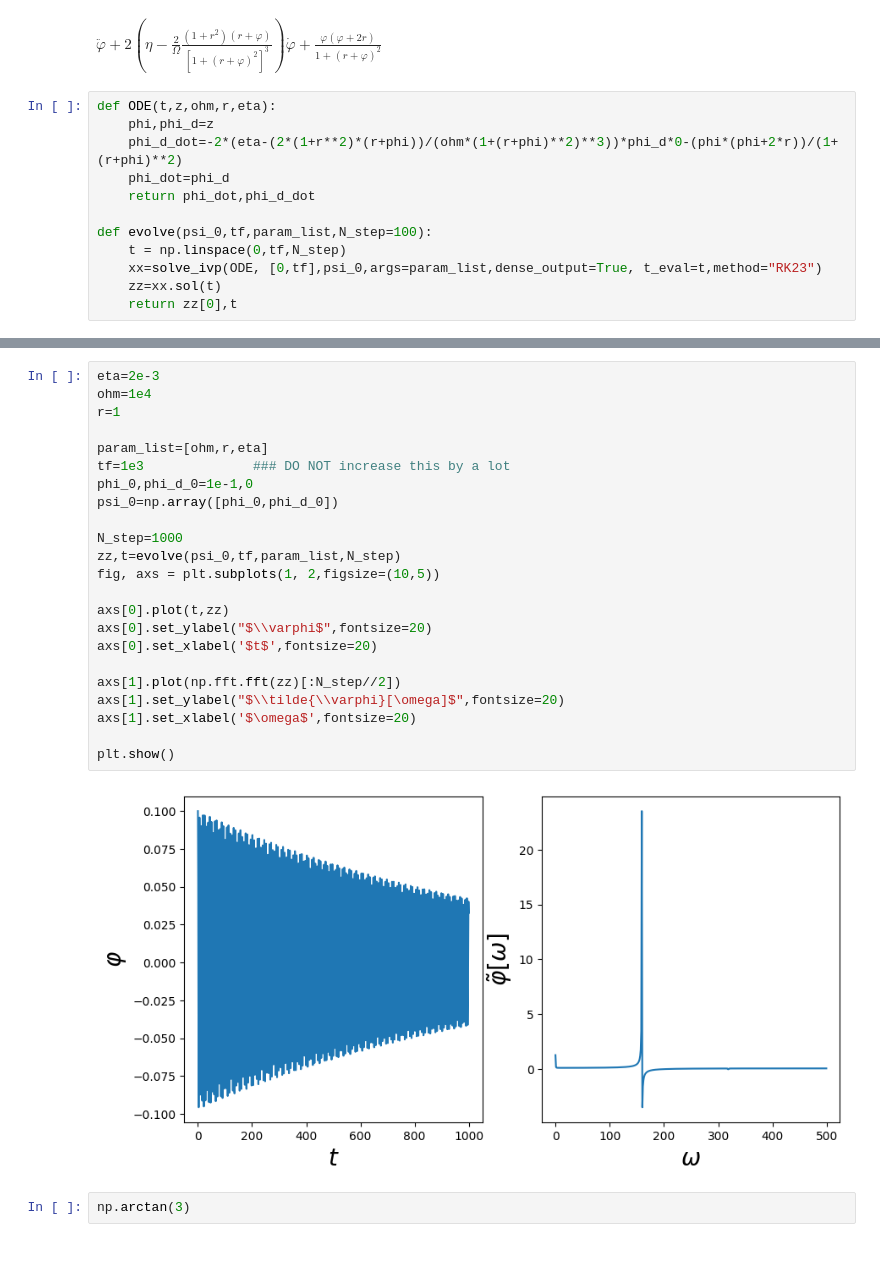
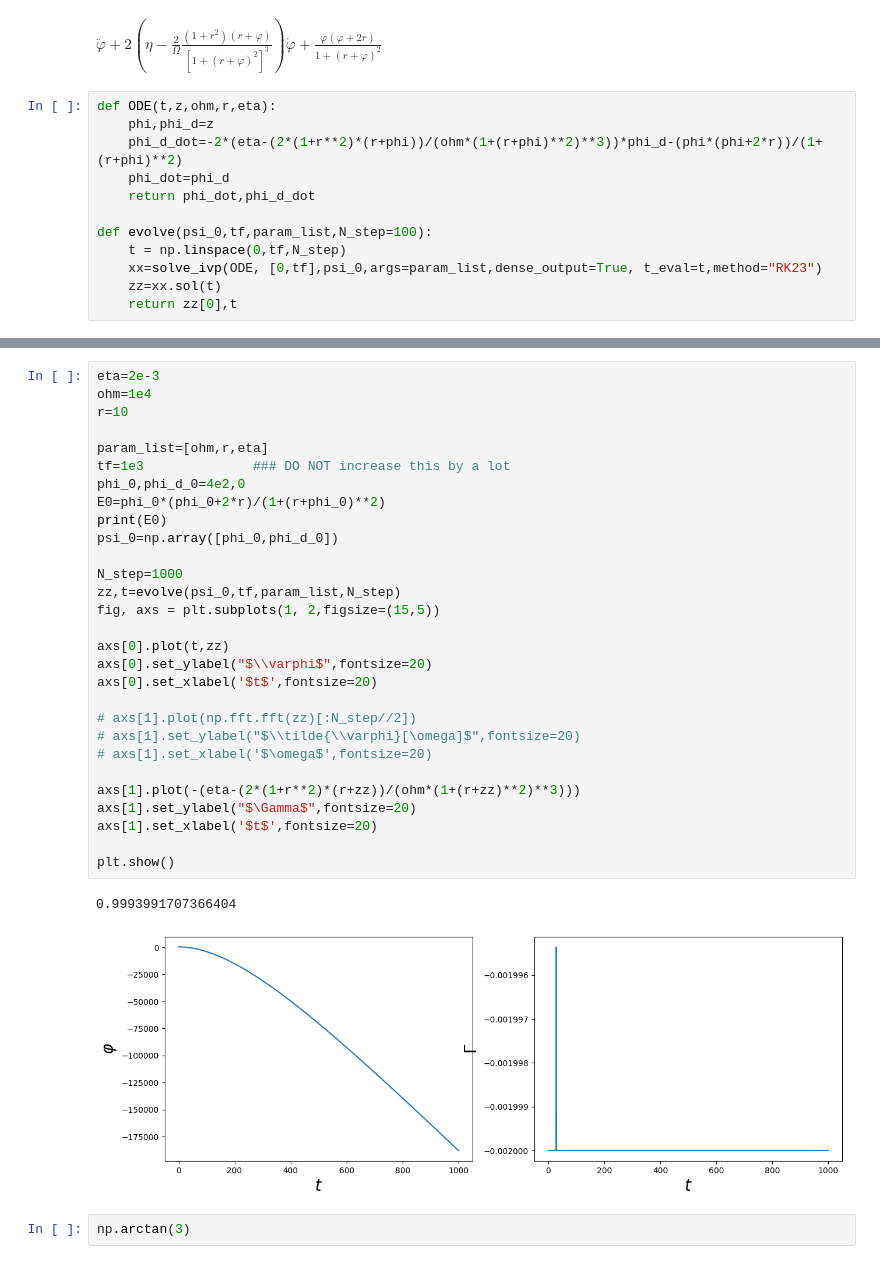
Before and after one commit to Satyamjha2/Optomechanics, a Jupyter notebook: levitating_mirror.ipynb, the cells around one changed output, grey strips where cells are left out. Drawn from its saved outputs; the diff is of its cells as text.

```diff
--- a/levitating_mirror.ipynb
+++ b/levitating_mirror.ipynb
@@ -162,7 +162,7 @@ $\ddot{\varphi}+2(\eta-\frac{2}{\Omega}\frac{(1+r^2)(r+\varphi)}{[1+(r+\varphi)^
 # %%
 def ODE(t,z,ohm,r,eta):
     phi,phi_d=z
-    phi_d_dot=-2*(eta-(2*(1+r**2)*(r+phi))/(ohm*(1+(r+phi)**2)**3))*phi_d*0-(phi*(phi+2*r))/(1+(r+phi)**2)
+    phi_d_dot=-2*(eta-(2*(1+r**2)*(r+phi))/(ohm*(1+(r+phi)**2)**3))*phi_d-(phi*(phi+2*r))/(1+(r+phi)**2)
     phi_dot=phi_d
     return phi_dot,phi_d_dot
 
@@ -174,28 +182,35 @@ def evolve(psi_0,tf,param_list,N_step=100):
 # %%
 eta=2e-3
 ohm=1e4
-r=1
+r=10
 
 param_list=[ohm,r,eta]
 tf=1e3              ### DO NOT increase this by a lot
-phi_0,phi_d_0=1e-1,0
+phi_0,phi_d_0=4e2,0
+E0=phi_0*(phi_0+2*r)/(1+(r+phi_0)**2)
+print(E0)
 psi_0=np.array([phi_0,phi_d_0])
 
 N_step=1000
 zz,t=evolve(psi_0,tf,param_list,N_step)
-fig, axs = plt.subplots(1, 2,figsize=(10,5))
+fig, axs = plt.subplots(1, 2,figsize=(15,5))
 
 axs[0].plot(t,zz)
 axs[0].set_ylabel("$\\varphi$",fontsize=20)
 axs[0].set_xlabel('$t$',fontsize=20)
 
-axs[1].plot(np.fft.fft(zz)[:N_step//2])
-axs[1].set_ylabel("$\\tilde{\\varphi}[\omega]$",fontsize=20)
-axs[1].set_xlabel('$\omega$',fontsize=20)
+# axs[1].plot(np.fft.fft(zz)[:N_step//2])
+# axs[1].set_ylabel("$\\tilde{\\varphi}[\omega]$",fontsize=20)
+# axs[1].set_xlabel('$\omega$',fontsize=20)
+
+axs[1].plot(-(eta-(2*(1+r**2)*(r+zz))/(ohm*(1+(r+zz)**2)**3)))
+axs[1].set_ylabel("$\Gamma$",fontsize=20)
+axs[1].set_xlabel('$t$',fontsize=20)
 
 plt.show()
 # %% [output]
+0.9993991707366404
-[figure, old version]
+[figure, new version]
 # %%
 np.arctan(3)
 # %% [output]
```
Also changed, not shown: parts of 11 cells of this notebook.
